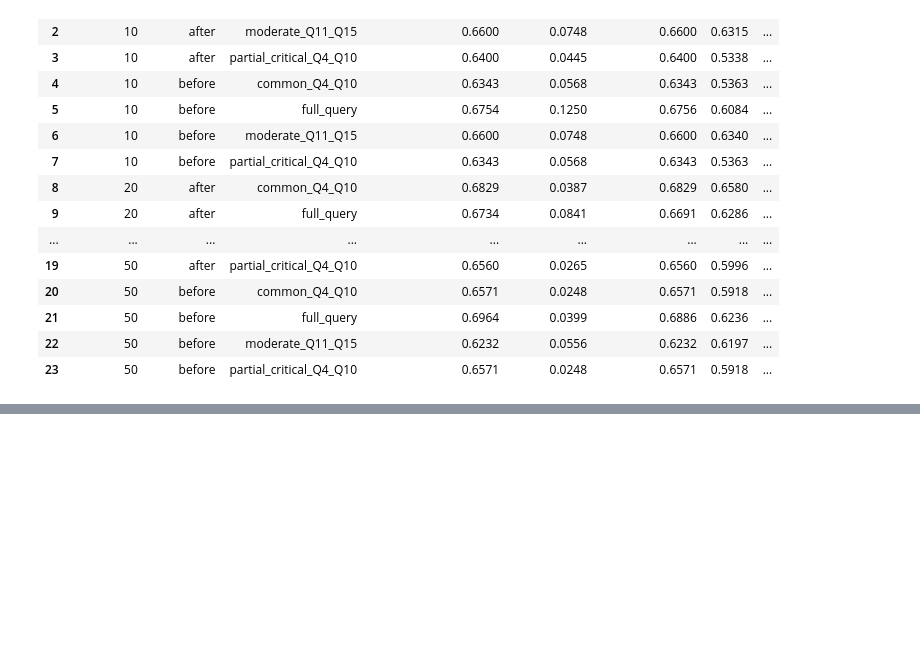
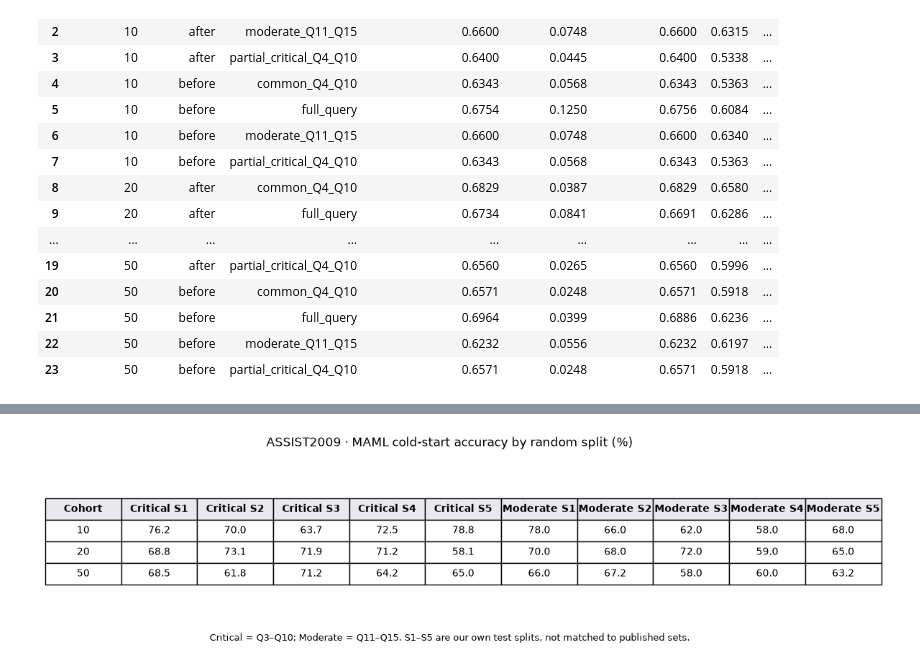
Before and after one commit to AIVIETNAM-AIO-LQThai/kt-state-lab, a Jupyter notebook: notebooks/MAML_KT.ipynb, the cells around one changed output, grey strips where cells are left out. Cells and saved outputs as stored; diff of their text form; code cells hidden in the pictures; blank space fills up the shorter version.

```diff
--- a/notebooks/MAML_KT.ipynb
+++ b/notebooks/MAML_KT.ipynb
@@ -787,0 +824,97 @@ Repo style: C:\Users\Dell ProMax Tower T2\Downloads\code\kt-state-lab\outputs\ma
+# %%
+# ASSIST2009-only equivalents of Table 1 and Figure 1: MAML accuracy across five splits.
+paper_dir = OUTPUT_DIR/'paper'
+results = pd.read_csv(paper_dir/'split_results.csv')
+results = results[results.adaptation.eq('after') & results.window.isin(['critical_Q3_Q10','moderate_Q11_Q15'])].copy()
+results['accuracy_pct'] = 100*results.position_avg_accuracy
+results[['cohort_size','split','window','accuracy_pct']].to_csv(paper_dir/'table1_assist2009_maml.csv',index=False)
+
+# A readable Table 1 analogue, one dataset and one method only.
+column_labels = ['Cohort'] + [f'Critical S{i}' for i in range(1,SPLIT_COUNT+1)] + [f'Moderate S{i}' for i in range(1,SPLIT_COUNT+1)]
+table_rows=[]
+for cohort in COHORT_SIZES:
+    cells=[str(cohort)]
+    for window in ('critical_Q3_Q10','moderate_Q11_Q15'):
+        d=results[results.cohort_size.eq(cohort) & results.window.eq(window)].sort_values('split')
+        cells += [f'{v:.1f}' for v in d.accuracy_pct]
+    table_rows.append(cells)
+fig, ax=plt.subplots(figsize=(15,3.0))
+ax.axis('off')
+tbl=ax.table(cellText=table_rows,colLabels=column_labels,cellLoc='center',loc='center')
+tbl.auto_set_font_size(False);tbl.set_fontsize(10);tbl.scale(1,1.8)
+for (r,c),cell in tbl.get_celld().items():
+    if r==0:
+        cell.set_facecolor('#e8e8ef');cell.set_text_props(weight='bold')
+fig.suptitle('ASSIST2009 · MAML cold-start accuracy by random split (%)',y=.98)
+fig.text(.5,.035,'Critical = Q3–Q10; Moderate = Q11–Q15. S1–S5 are our own test splits, not matched to published sets.', ha='center',fontsize=9)
+fig.savefig(paper_dir/'table1_assist2009_maml.png',dpi=200,bbox_inches='tight')
+plt.show()
+
+fig,axs=plt.subplots(2,3,figsize=(14,7.0),sharey=True)
+for row,(window,window_title) in enumerate([
+    ('critical_Q3_Q10','Critical Q3–Q10'),('moderate_Q11_Q15','Moderate Q11–Q15')]):
+    for col,cohort in enumerate(COHORT_SIZES):
+        ax=axs[row,col]
+        d=results[results.cohort_size.eq(cohort) & results.window.eq(window)].sort_values('split')
+        ax.bar(d.split.astype(str),d.accuracy_pct)
+        ax.set_ylim(0,100)
+        ax.set_title(f'{window_title} · {cohort} students',fontsize=11)
+        ax.set_xlabel('Random test split')
+        if col==0: ax.set_ylabel('Position-averaged accuracy (%)')
+        for x,value in enumerate(d.accuracy_pct):
+            ax.annotate(f'{value:.1f}',(x,value),ha='center',xytext=(0,3), textcoords='offset points',fontsize=8)
+fig.suptitle('ASSIST2009 · MAML accuracy across five held-out splits',fontsize=14,y=.995)
+fig.tight_layout(rect=(0,.04,1,.96))
+fig.text(.5,.013,'Only MAML is shown; other model/dataset panels from the original study are outside our scope.', ha='center',fontsize=9)
+fig.savefig(paper_dir/'fig1_assist2009_maml.png',dpi=200,bbox_inches='tight')
+plt.show()
+
+# Figure 2(a) analogue: predictions for the same 20 unseen students, split 2.
+cohort, split = 20, 2
+prefix = pd.read_csv(paper_dir/'prefix_metrics.csv')
+prefix = prefix[prefix.cohort_size.eq(cohort) & prefix.split.eq(split)]
+fig,ax=plt.subplots(figsize=(9,4.2))
+for stage,label in [('before','Unadapted MAML (shared θ)'),('after','Adapted MAML (student θ′)')]:
+    d=prefix[prefix.adaptation.eq(stage)].sort_values('end_position')
+    ax.plot(d.end_position,100*d.pooled_accuracy,'o-',label=label)
+ax.set(xlabel='Last query question included (n)',ylabel='Cumulative pooled accuracy, Q3–Qn (%)', title='ASSIST2009 · 20 held-out students · Split 2',ylim=(0,100))
+ax.set_xticks(range(3,21))
+ax.legend()
+ax.grid(alpha=.2)
+fig.text(.5,.012,'Each point scores all predictions from Q3 to Qn, not question n alone.', ha='center',fontsize=9)
+fig.tight_layout(rect=(0,.055,1,1))
+fig.savefig(paper_dir/'fig2a_accuracy_vs_questions.png',dpi=200,bbox_inches='tight')
+plt.show()
+
+# Figure 2(b) analogue: per-student observed correctness for recurring KCs.
+roles = pd.read_csv(paper_dir/f'cohort_{cohort}'/f'split_{split}'/'students.csv', dtype={'student_id':str})
+student_ids = sorted(roles.loc[roles.role.eq('test'),'student_id'])[:6]
+seq = pd.read_csv(PROCESSED_PATH,dtype={'student_id':str,'kc_ids':str})
+fig,axs=plt.subplots(2,3,figsize=(14,7),sharex=True,sharey=True)
+for i,(ax,student_id) in enumerate(zip(axs.flat,student_ids)):
+    d=seq[seq.student_id.eq(student_id) & seq.step.le(20)].copy()
+    d['kc_id'] = d.kc_ids.str.split(';')
+    exploded = d.explode('kc_id')
+    top_kc = exploded.kc_id.value_counts().head(3).index
+    for kc_id in top_kc:
+        subset = exploded[exploded.kc_id.eq(kc_id)].sort_values('step')
+        cumulative = subset.correct.cumsum()/np.arange(1,len(subset)+1)
+        values = pd.Series(cumulative.to_numpy(),index=subset.step.to_numpy())
+        values = values.reindex(range(1,21)).ffill()
+        line, = ax.plot(values.index,100*values,label=f'KC {kc_id}',linewidth=1.8)
+        first=int(subset.step.min())
+        ax.plot([first],[100*values.loc[first]],marker='o',markersize=8, markerfacecolor='white',markeredgecolor=line.get_color(),markeredgewidth=2)
+    ax.set_title(f'Student {i+1}',fontsize=11)
+    ax.set_xticks([1,5,10,15,20])
+    ax.set_ylim(-4,104)
+    ax.grid(alpha=.15)
+    ax.legend(fontsize=8,loc='lower right')
+for ax in axs[1]: ax.set_xlabel('Question position')
+for ax in axs[:,0]: ax.set_ylabel('Cumulative observed correctness (%)')
+fig.suptitle('ASSIST2009 · Skill-specific response histories (20 students, Split 2)',fontsize=13,y=.995)
+fig.text(.5,.008,'Open circles mark the first observation of each shown KC; these are student outcomes, not MAML accuracy.', ha='center',fontsize=9)
+fig.tight_layout(rect=(0,.045,1,.955))
+fig.savefig(paper_dir/'fig2b_skill_accuracy_students.png',dpi=200,bbox_inches='tight')
+plt.show()
+# %% [output]
+[figure, added]
```
Also changed, not shown: parts of 15 cells of this notebook, 22 other files.
